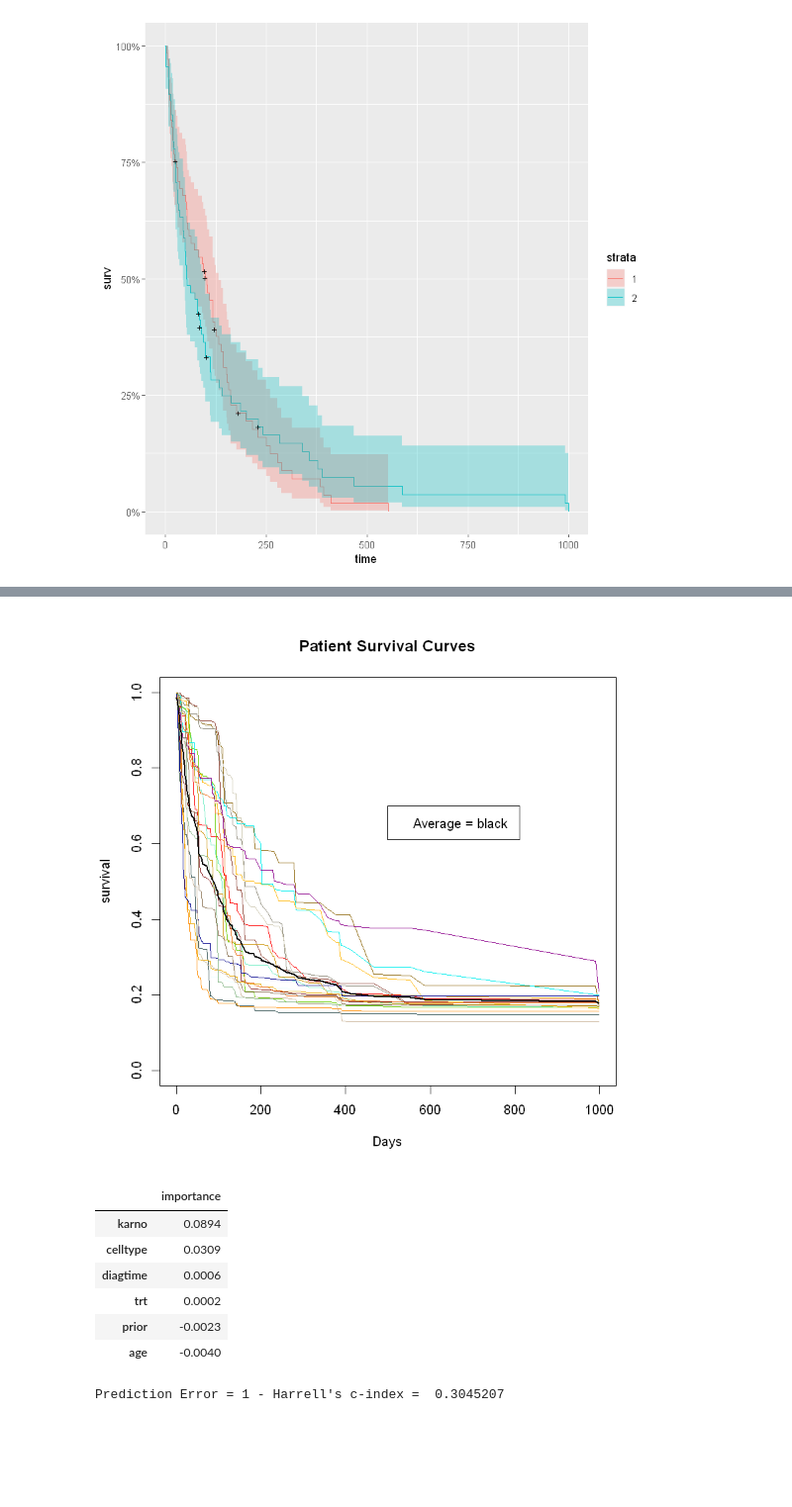
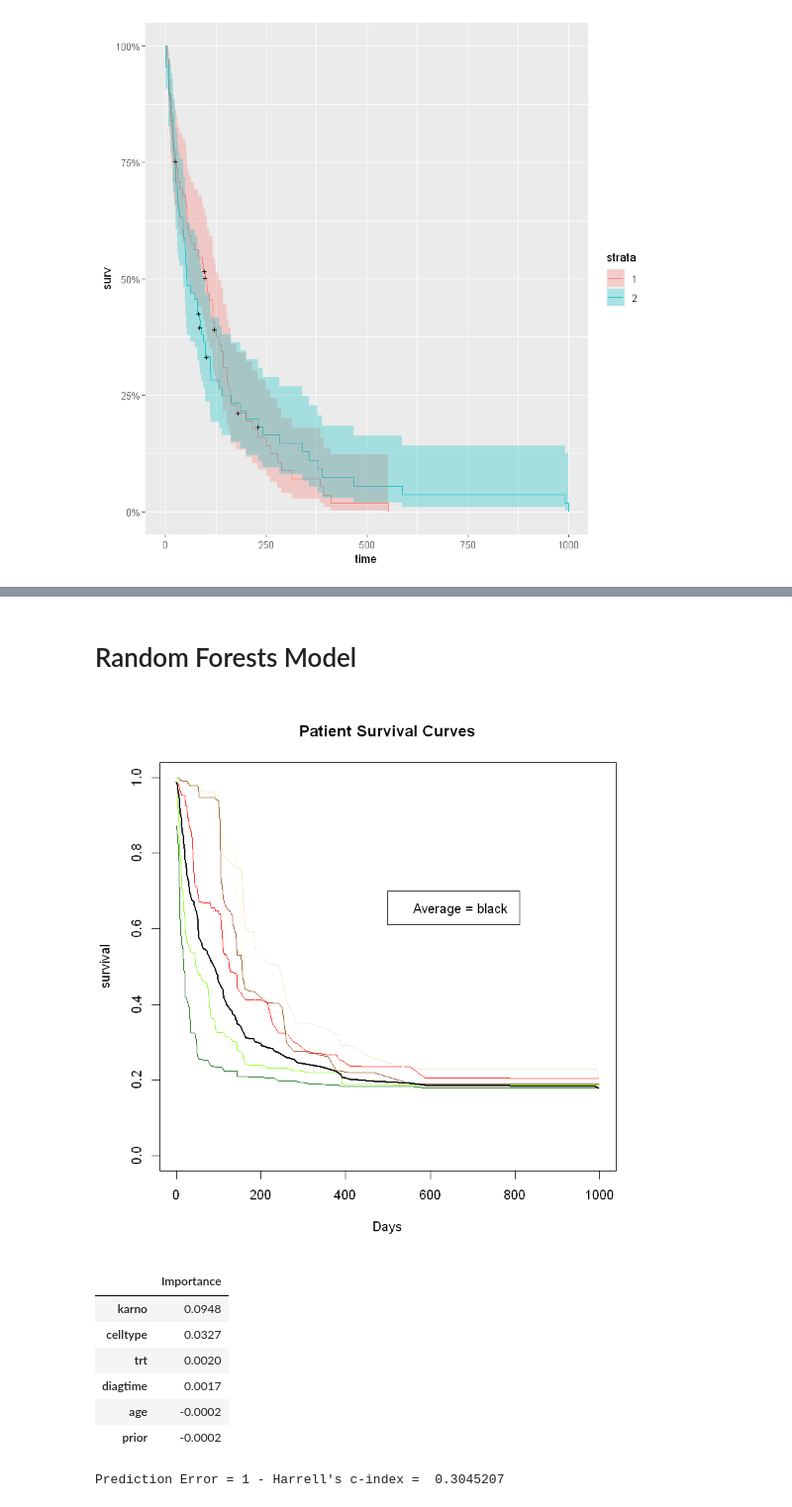
Before and after one commit to OfficialAnujMore/Survival-analysis-in-R, a Jupyter notebook: Survival.ipynb, the cells around one changed output, grey strips where cells are left out. Shown at 99% size. Saved outputs shown, nothing was run; the diff lists cells and outputs as text; code cells hidden in the pictures; blank space fills up the shorter version.

```diff
--- a/Survival.ipynb
+++ b/Survival.ipynb
@@ -66,9 +53,12 @@ autoplot(km_trt_fit)
 # %%
-vet <- mutate(veteran, AG = ifelse((age < 60), "LT60", "OV60"),
+vet <- mutate(veteran, AG = ifelse((age < 60), "Age Lower than 60", "Age Greater than 60"),
               AG = factor(AG),
               trt = factor(trt,labels=c("standard","test")),
               prior = factor(prior,labels=c("N0","Yes")))
 
 km_AG_fit <- survfit(Surv(time, status) ~ AG, data=vet)
 autoplot(km_AG_fit)
+
+
+# Overlap in the first fifty days, younger patients clearly have a better chance of surviving more than a year.
 # %% [output]
@@ -181,5 +87,7 @@ Chisq=41.62 on 8 df, p=1.6e-06; test weights=aalen
+# %% [markdown]
+# Random Forests Model
 # %%
-# ranger model
+
 r_fit <- ranger(Surv(time, status) ~ trt + celltype +
                      karno + diagtime + age + prior,
                      data = vet,
@@ -210,26 +118,19 @@ for (n in sample(c(2:dim(vet)[1]), 20)){
 lines(death_times, avg_prob, lwd = 2)
 legend(500, 0.7, legend = c('Average = black'))
 # %% [output]
-[figure, old version]
+[figure, new version]
 # %%
 vi <- data.frame(sort(round(r_fit$variable.importance, 4), decreasing = TRUE))
-names(vi) <- "importance"
+names(vi) <- "Importance"
 head(vi)
-##          importance
-## karno        0.0903
-## celltype     0.0323
-## diagtime    -0.0012
-## trt         -0.0013
-## prior       -0.0027
-## age         -0.0037
 # %% [output]
-|  | importance |
-| karno | 0.0894 |
-| celltype | 0.0309 |
-| diagtime | 0.0006 |
-| trt | 0.0002 |
-| prior | -0.0023 |
-| age | -0.0040 |
+|  | Importance |
+| karno | 0.0948 |
+| celltype | 0.0327 |
+| trt | 0.0020 |
+| diagtime | 0.0017 |
+| age | -0.0002 |
+| prior | -0.0002 |
 # %%
 cat("Prediction Error = 1 - Harrell's c-index = ", r_fit$prediction.error)
 ## Prediction Error = 1 - Harrell's c-index =  0.3087233
```
Also changed, not shown: parts of 18 cells of this notebook.
